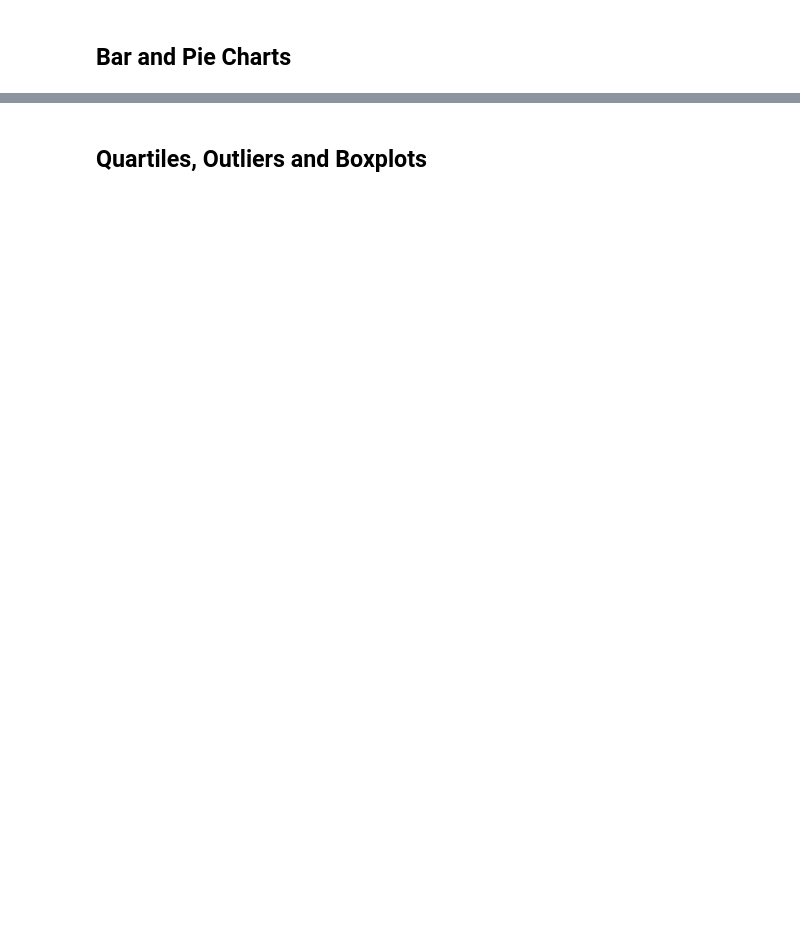
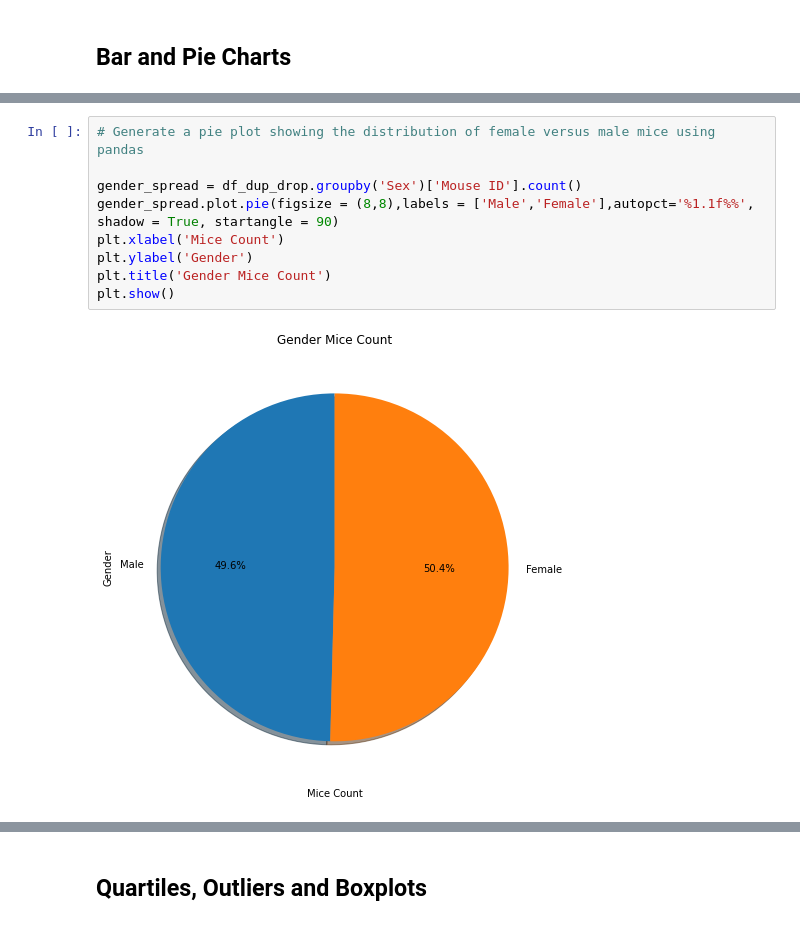
Before and after one commit to HsuChe/Cancer-Research-Analysis, a Jupyter notebook: Pymaceuticals/pymaceuticals_starter.ipynb, the cells around one changed output, grey strips where cells are left out. Drawn from its saved outputs; the diff is of its cells as text; blank space fills up the shorter version.

```diff
--- a/Pymaceuticals/pymaceuticals_starter.ipynb
+++ b/Pymaceuticals/pymaceuticals_starter.ipynb
@@ -153 +191,12 @@ summary_table
+# %%
+# Generate a pie plot showing the distribution of female versus male mice using pandas
+
+gender_spread = df_dup_drop.groupby('Sex')['Mouse ID'].count()
+gender_spread.plot.pie(figsize = (8,8),labels = ['Male','Female'],autopct='%1.1f%%', shadow = True, startangle = 90)
+plt.xlabel('Mice Count')
+plt.ylabel('Gender')
+plt.title('Gender Mice Count')
+plt.show()
+# %% [output]
+[figure, added]
 # %%
```
Also changed, not shown: parts of 22 cells of this notebook.
